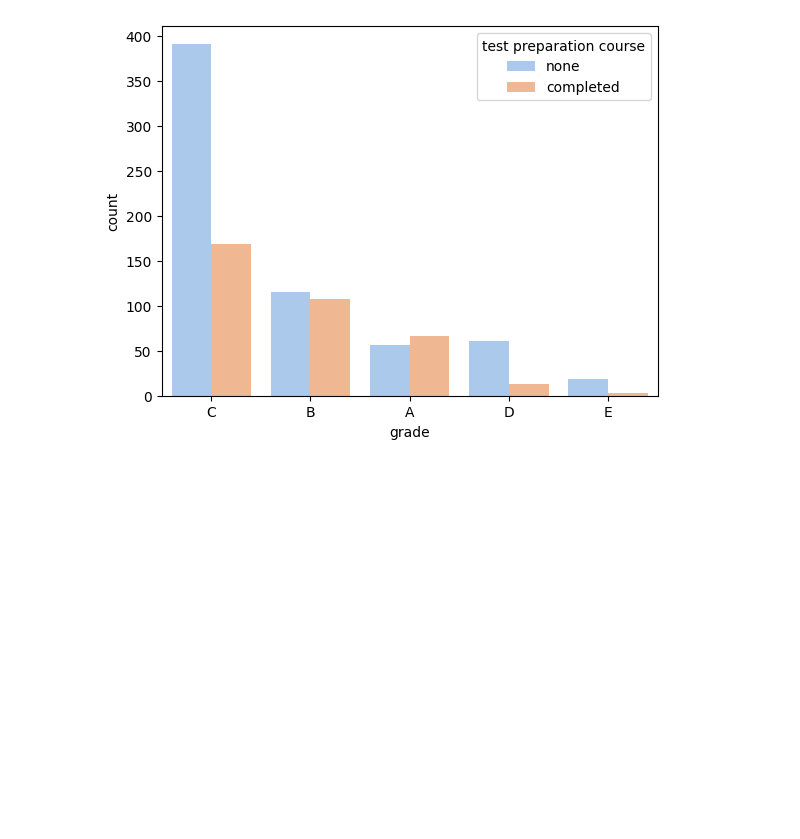
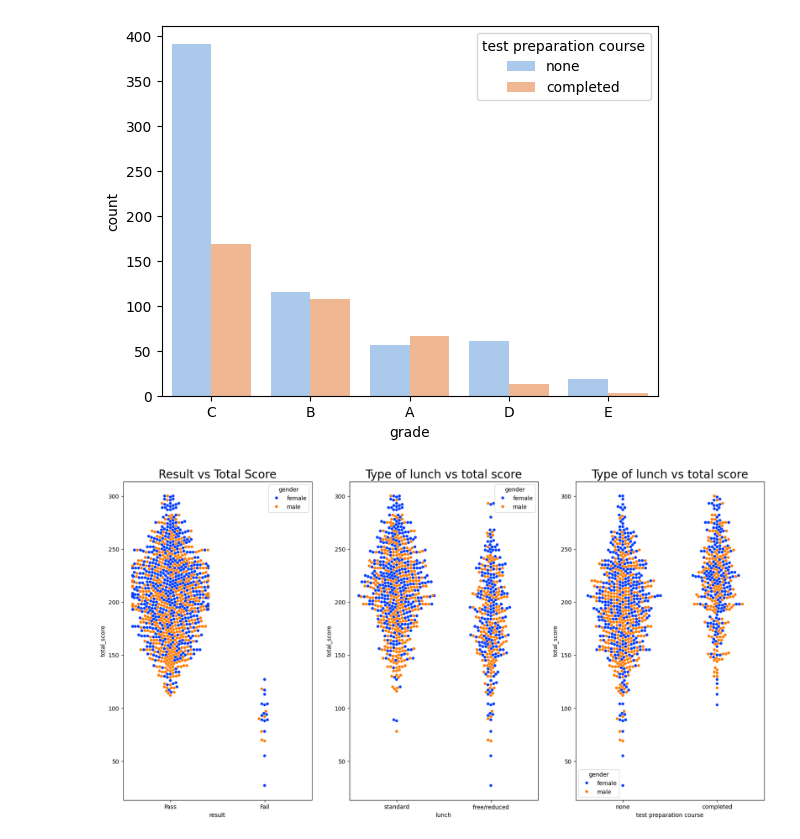
Before and after one commit to RaoFaris/Student-Performance-Analytics-Marks-Prediction-Rules-Engine-non-ML-, a Jupyter notebook: StudentsPerformance.ipynb, the cells around one changed output. Drawn from its saved outputs; the diff is of its cells as text; code cells hidden in the pictures; blank space fills up the shorter version.

Commit message:
Swarmplot visualization and comparing total score with result,lunch,test_prep,parental education and ethnicity

```diff
--- a/StudentsPerformance.ipynb
+++ b/StudentsPerformance.ipynb
@@ -169,3 +169,21 @@ sns.countplot(x=sp['grade'],data=sp,hue=sp['test preparation course'],palette='p
 plt.show()
 # %% [output]
 [figure]
+# %%
+plt.rcParams['figure.figsize']=(20,10)
+
+plt.subplot(1, 3, 1)
+sns.swarmplot(x=sp['result'],y=sp['total_score'],hue=sp['gender'],palette='bright')
+plt.title('Result vs Total Score',fontsize=20)
+
+plt.subplot(1, 3, 2)
+sns.swarmplot(x=sp['lunch'],y=sp['total_score'],hue=sp['gender'],palette='bright')
+plt.title('Type of lunch vs total score',fontsize=20)
+
+plt.subplot(1, 3, 3)
+sns.swarmplot(x=sp['test preparation course'],y=sp['total_score'],hue=sp['gender'],palette='bright')
+plt.title('Type of lunch vs total score',fontsize=20)
+
+plt.show()
+# %% [output]
+[figure, added]
```
Also changed, not shown: parts of 3 cells of this notebook.
